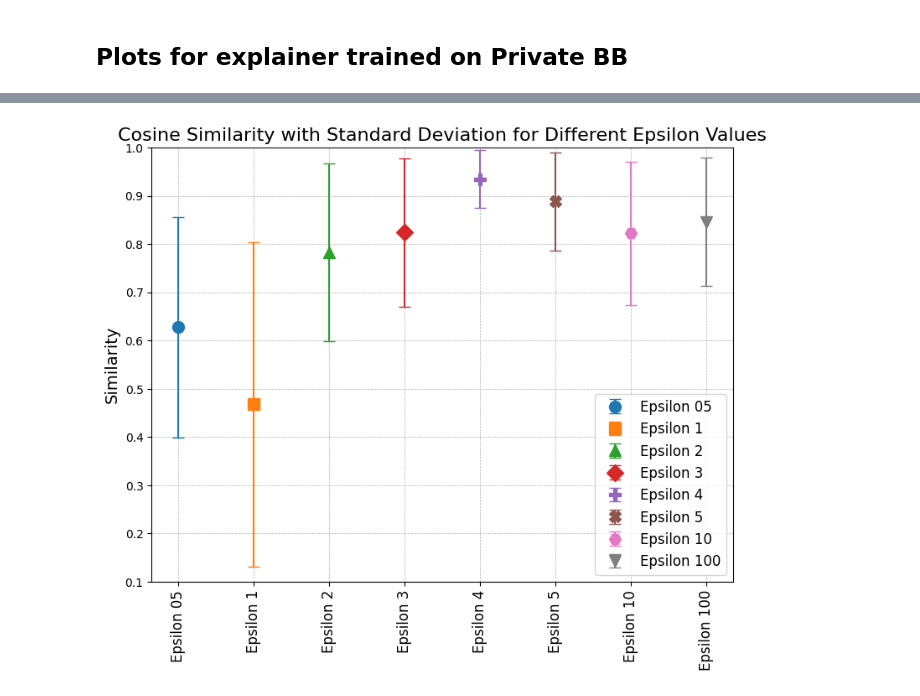
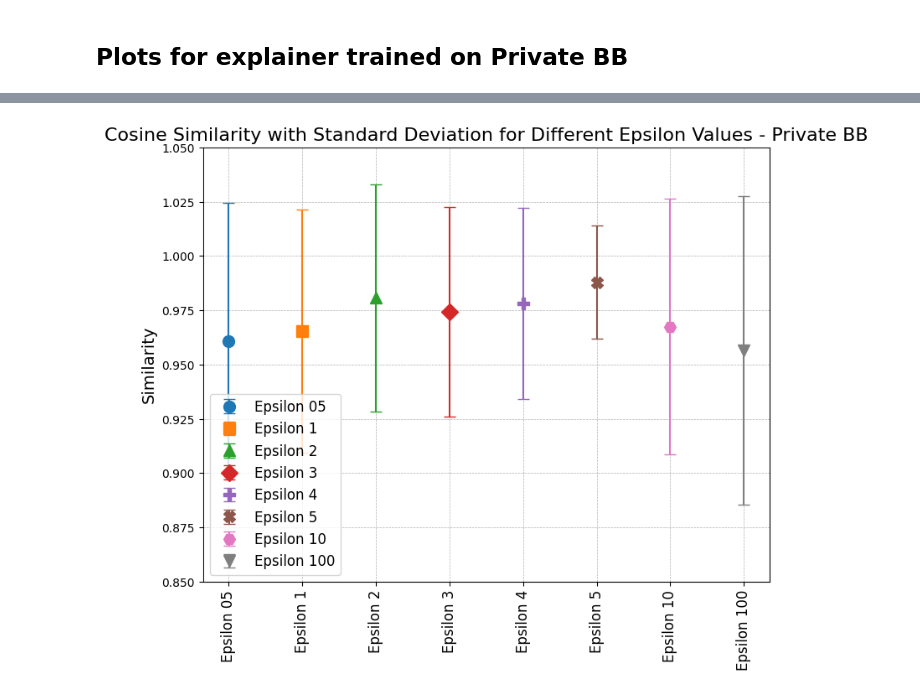
Before and after one commit to lucacorbucci/fastshap_plusplus, a Jupyter notebook: plots/plots_dutch.ipynb, the cells around one changed output, grey strips where cells are left out. Drawn from its saved outputs; the diff is of its cells as text; code cells hidden in the pictures.

```diff
--- a/plots/plots_dutch.ipynb
+++ b/plots/plots_dutch.ipynb
@@ -296,6 +296,7 @@ def load_data(
     loaded_data = {}
     loaded_data["private_model"] = private_model
     loaded_data["private_surrogate"] = private_surrogate
+    private_model_str = "private_model_" if private_model else ""
 
     if os.path.isfile(
         f"{base_path}bb/{model_name}"
@@ -339,6 +340,10 @@ def load_data(
                 explainer, surrogate, normalization="none", link=nn.Softmax(dim=-1)
             )
             loaded_data[f"explainer_{eps}"] = fastshap
+        else:
+            print(
+                f"Explainer model not found: {base_path}/explainer/{explainer_name}_{private_model_str}{eps}.pt"
+            )
     return loaded_data
 # %%
 def get_explanations(
@@ -426,7 +431,7 @@ loaded_data_private_model = load_data(
     base_path="../artifacts/dutch/",
     model_name="bb_dutch",
     surrogate_name="dutch_surrogate",
-    explainer_name="explainer_dutch",
+    explainer_name="dutch_explainer",
     device="cuda",
     eps_bb="DP_1",
 )
@@ -438,7 +443,7 @@ loaded_data_NO_DP_bb = load_data(
     base_path="../artifacts/dutch/",
     model_name="bb_dutch",
     surrogate_name="dutch_surrogate",
-    explainer_name="explainer_private_BB_dutch",
+    explainer_name="dutch_explainer_private_model",
     device="cuda",
 )
 # %% [output]
@@ -536,11 +538,9 @@ plot_base_explainer_shap_values(
 # %%
 top_k_non_private_bb = [
-    "household_position",
+    "edu_level",
+    "sex_binary",
     "age",
-    "citizenship",
     "economic_status",
-    "household_size",
-    "edu_level",
 ]
 # %% [markdown]
 ## Compute metrics
@@ -694,7 +694,7 @@ spearman_mean, spearman_std = create_dictionaries_metrics(
     explainer_privacy_levels[1:], metrics_private_BB, "spearman_"
 )
 # %%
-cosine_mean, cosine_std = create_dictionaries_metrics(
+cosine_mean_private, cosine_std_private = create_dictionaries_metrics(
     explainer_privacy_levels[1:], metrics_private_BB, "cosine_"
 )
 # %%
@@ -726,14 +726,14 @@ plot_error_bar(  # Extracting the means and standard errors
 # %%
 plot_error_bar(  # Extracting the means and standard errors
     labels=list(cosine_mean.keys()),
-    results_mean=cosine_mean,
-    results_std=cosine_std,
+    results_mean=cosine_mean_private,
+    results_std=cosine_std_private,
     y_label="Similarity",
-    title="Cosine Similarity with Standard Deviation for Different Epsilon Values",
-    y_lim=(0.1, 1),
+    title="Cosine Similarity with Standard Deviation for Different Epsilon Values - Private BB",
+    y_lim=(0.85, 1.05),
 )
 # %% [output]
-[figure, old version]
+[figure, new version]
 # %%
 plot_error_bar(  # Extracting the means and standard errors
     labels=list(kendaltau_mean.keys()),
```
Also changed, not shown: parts of 18 cells of this notebook, 1 other file.
